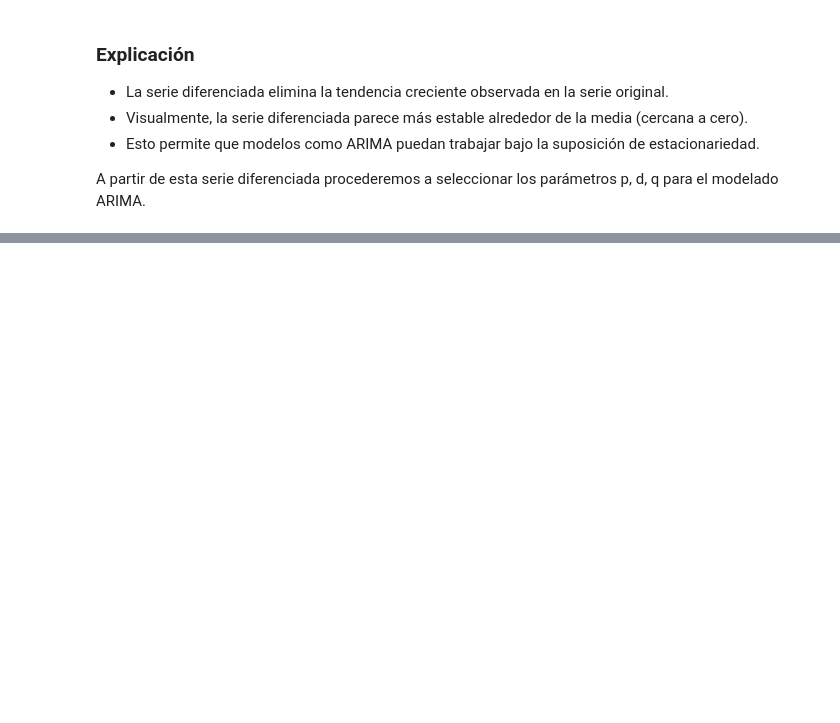
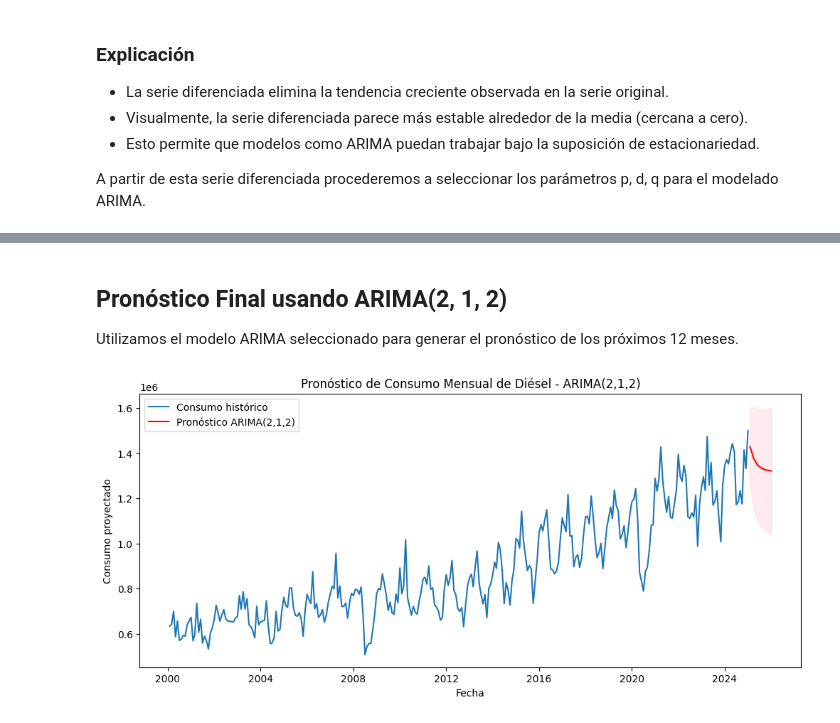
Before and after one commit to DanielDubon/DS_TimeSeries, a Jupyter notebook: notebooks/DieselNotebook.ipynb, the cells around one changed output, grey strips where cells are left out. Saved outputs shown, nothing was run; the diff lists cells and outputs as text; code cells hidden in the pictures; blank space fills up the shorter version.

```diff
--- a/notebooks/DieselNotebook.ipynb
+++ b/notebooks/DieselNotebook.ipynb
@@ -228,0 +267,29 @@ A partir de esta serie diferenciada procederemos a seleccionar los parámetros p
+# %% [markdown]
+## Pronóstico Final usando ARIMA(2, 1, 2)
+
+Utilizamos el modelo ARIMA seleccionado para generar el pronóstico de los próximos 12 meses.
+# %%
+# Ajustar el modelo ARIMA(2,1,2)
+from statsmodels.tsa.arima.model import ARIMA
+
+modelo_final = ARIMA(df_diesel['Diesel'], order=(2,1,2))
+resultado_final = modelo_final.fit()
+
+# Generar pronóstico (12 meses)
+pronostico = resultado_final.get_forecast(steps=12)
+conf_int = pronostico.conf_int()
+
+# Graficar resultados
+import matplotlib.pyplot as plt
+
+plt.figure(figsize=(12,5))
+plt.plot(df_diesel.index, df_diesel['Diesel'], label='Consumo histórico')
+plt.plot(pronostico.predicted_mean.index, pronostico.predicted_mean, color='red', label='Pronóstico ARIMA(2,1,2)')
+plt.fill_between(conf_int.index, conf_int.iloc[:,0], conf_int.iloc[:,1], color='pink', alpha=0.3)
+plt.title('Pronóstico de Consumo Mensual de Diésel - ARIMA(2,1,2)')
+plt.xlabel('Fecha')
+plt.ylabel('Consumo proyectado')
+plt.legend()
+plt.show()
+# %% [output]
+[figure, added]
```
Also changed, not shown: parts of 4 cells of this notebook.
